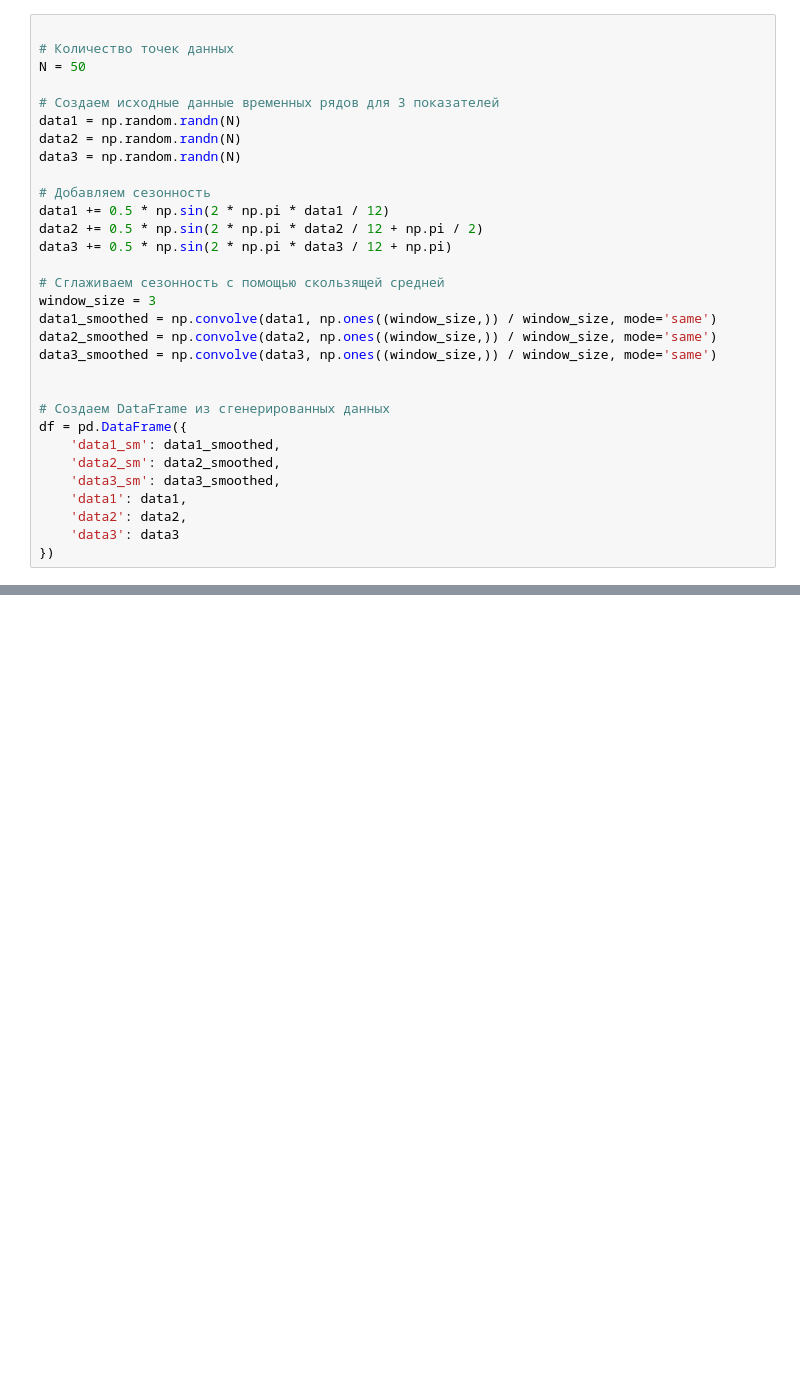
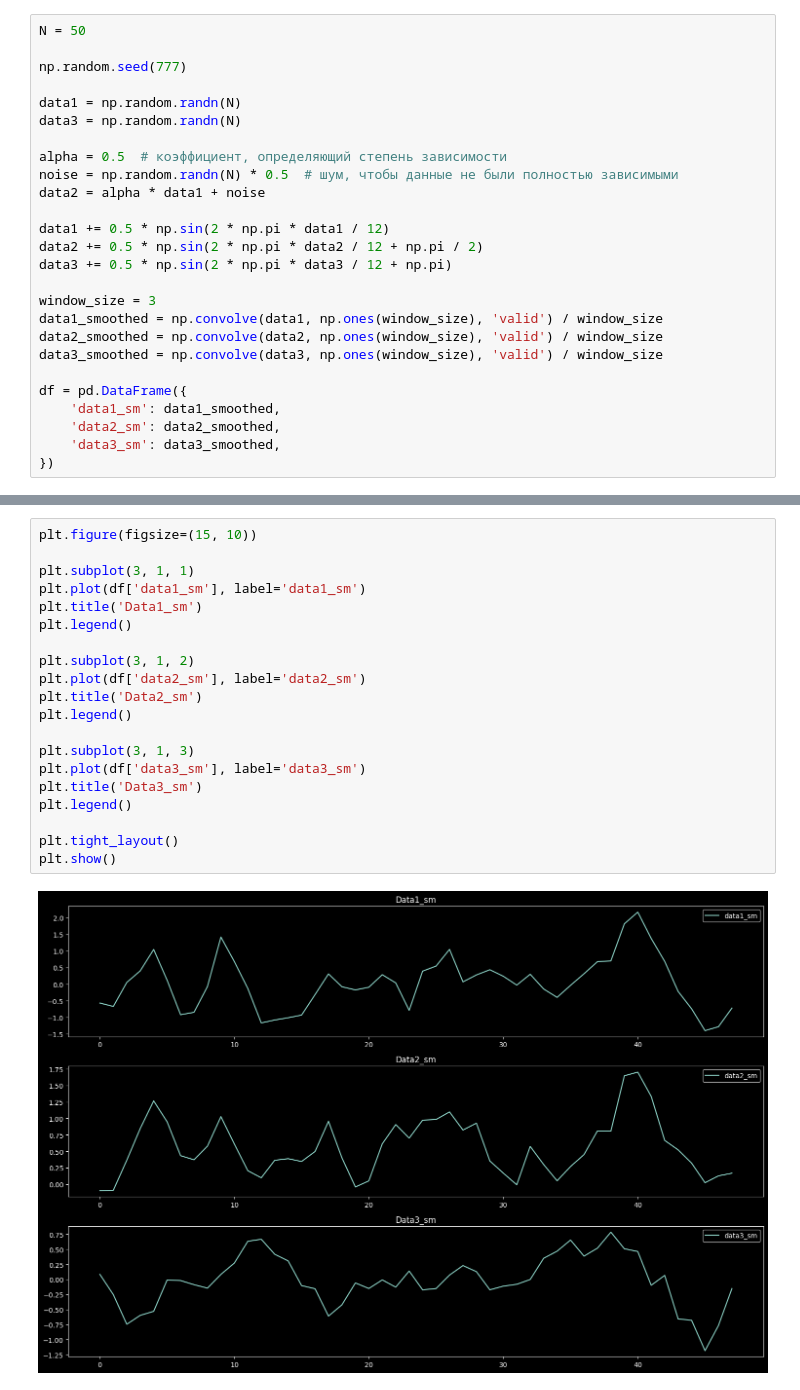
Before and after one commit to ErmakovSemen/CP2, a Jupyter notebook: main.ipynb, the cells around one changed output, grey strips where cells are left out. Saved outputs shown, nothing was run; the diff lists cells and outputs as text; blank space fills up the shorter version.

```diff
--- a/main.ipynb
+++ b/main.ipynb
@@ -6,31 +10,26 @@ plt.style.use('dark_background')
 # %%
-
-# Количество точек данных
 N = 50
 
-# Создаем исходные данные временных рядов для 3 показателей
+np.random.seed(777)
+
 data1 = np.random.randn(N)
-data2 = np.random.randn(N)
 data3 = np.random.randn(N)
 
-# Добавляем сезонность
+alpha = 0.5  # коэффициент, определяющий степень зависимости
+noise = np.random.randn(N) * 0.5  # шум, чтобы данные не были полностью зависимыми
+data2 = alpha * data1 + noise
+
 data1 += 0.5 * np.sin(2 * np.pi * data1 / 12)
 data2 += 0.5 * np.sin(2 * np.pi * data2 / 12 + np.pi / 2)
 data3 += 0.5 * np.sin(2 * np.pi * data3 / 12 + np.pi)
 
-# Сглаживаем сезонность с помощью скользящей средней
 window_size = 3
-data1_smoothed = np.convolve(data1, np.ones((window_size,)) / window_size, mode='same')
-data2_smoothed = np.convolve(data2, np.ones((window_size,)) / window_size, mode='same')
-data3_smoothed = np.convolve(data3, np.ones((window_size,)) / window_size, mode='same')
+data1_smoothed = np.convolve(data1, np.ones(window_size), 'valid') / window_size
+data2_smoothed = np.convolve(data2, np.ones(window_size), 'valid') / window_size
+data3_smoothed = np.convolve(data3, np.ones(window_size), 'valid') / window_size
 
-
-# Создаем DataFrame из сгенерированных данных
 df = pd.DataFrame({
     'data1_sm': data1_smoothed,
     'data2_sm': data2_smoothed,
     'data3_sm': data3_smoothed,
-    'data1': data1,
-    'data2': data2,
-    'data3': data3
 })
@@ -54,0 +56,22 @@ plt.show()
+# %%
+plt.figure(figsize=(15, 10))
+
+plt.subplot(3, 1, 1)
+plt.plot(df['data1_sm'], label='data1_sm')
+plt.title('Data1_sm')
+plt.legend()
+
+plt.subplot(3, 1, 2)
+plt.plot(df['data2_sm'], label='data2_sm')
+plt.title('Data2_sm')
+plt.legend()
+
+plt.subplot(3, 1, 3)
+plt.plot(df['data3_sm'], label='data3_sm')
+plt.title('Data3_sm')
+plt.legend()
+
+plt.tight_layout()
+plt.show()
+# %% [output]
+[figure, added]
```
Also changed, not shown: parts of 17 cells of this notebook.
